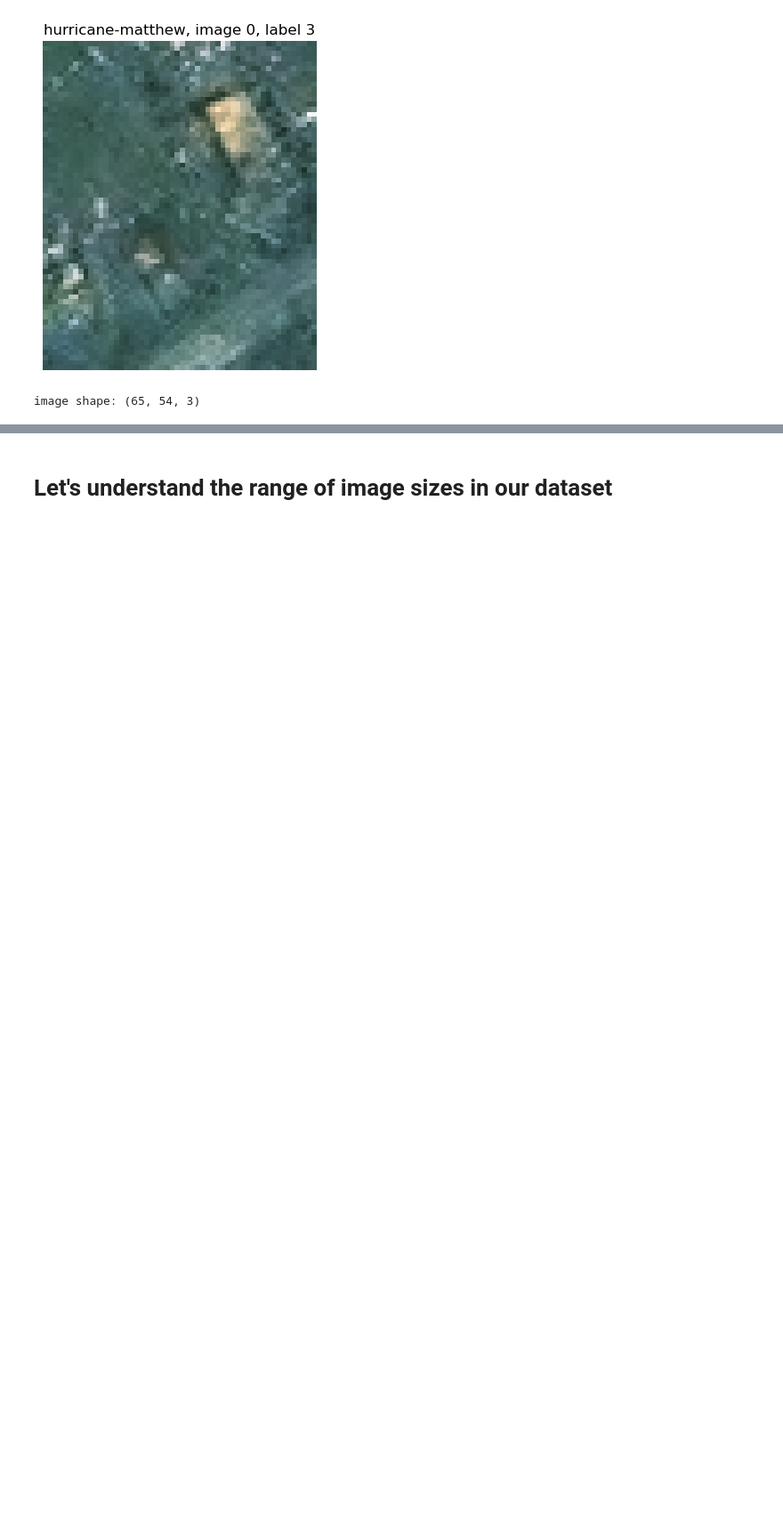
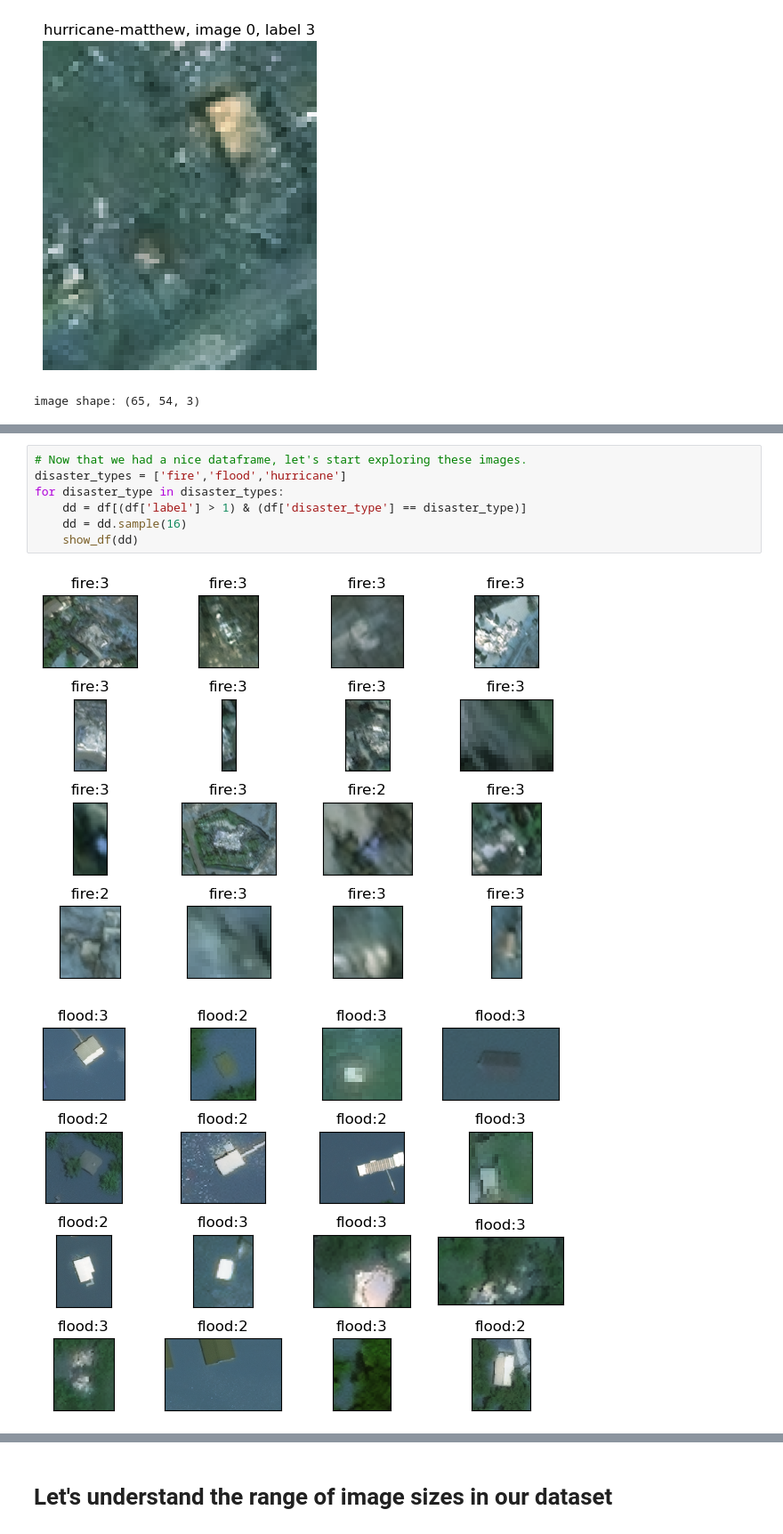
Before and after one commit to fractalclockwork/Data200, a Jupyter notebook: cv-satellite-images/Project_Computer_Vision.ipynb, the cells around one changed output, grey strips where cells are left out. Shown at 89% size. Cells and saved outputs as stored; diff of their text form; blank space fills up the shorter version.

```diff
--- a/cv-satellite-images/Project_Computer_Vision.ipynb
+++ b/cv-satellite-images/Project_Computer_Vision.ipynb
@@ -149,0 +229,10 @@ image shape: (65, 54, 3)
+# %%
+# Now that we had a nice dataframe, let's start exploring these images.
+disaster_types = ['fire','flood','hurricane']
+for disaster_type in disaster_types:
+    dd = df[(df['label'] > 1) & (df['disaster_type'] == disaster_type)]
+    dd = dd.sample(16)
+    show_df(dd)
+# %% [output]
+[figure, added]
+[figure, added]
```
Also changed, not shown: parts of 23 cells of this notebook.
